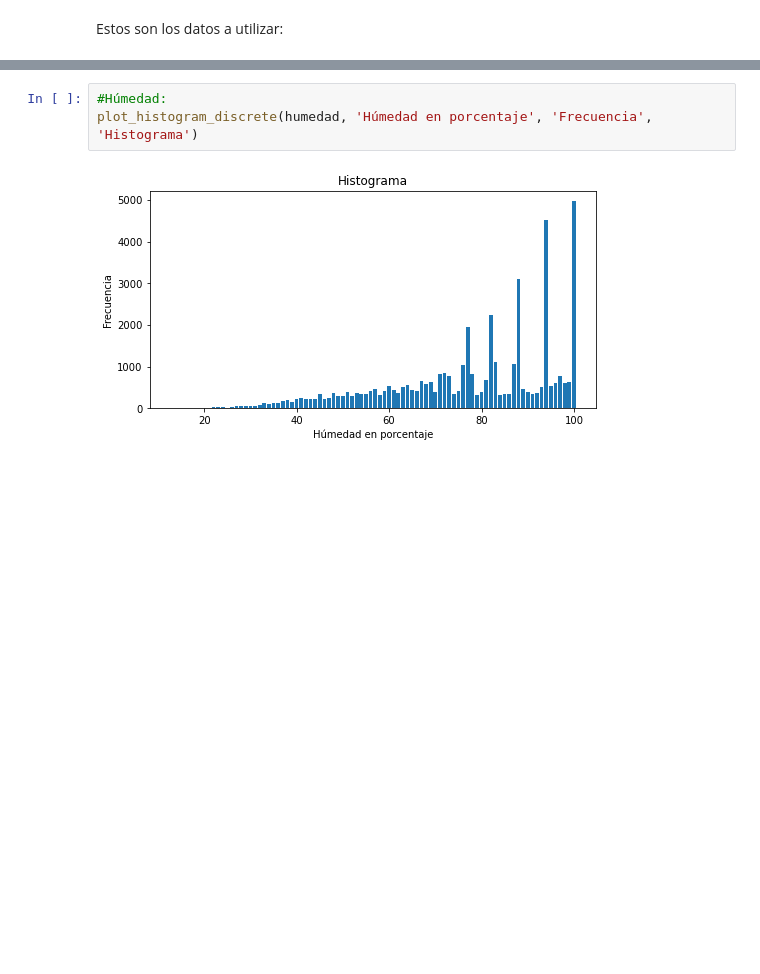
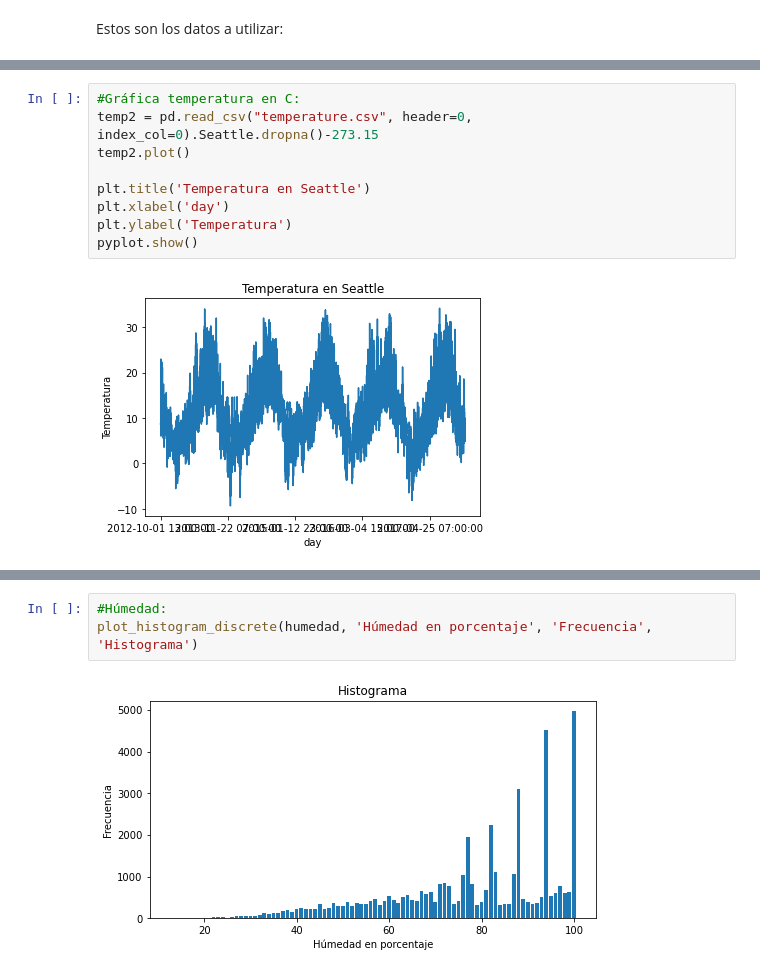
Before and after one commit to PintorOD1997/ProyectoConjunto_LandaverdeI_PintorD, a Jupyter notebook: ProyectoModulo1_OchoaD_MercadoI.ipynb, the cells around one changed output, grey strips where cells are left out. Cells and saved outputs as stored; diff of their text form; blank space fills up the shorter version.

```diff
--- a/ProyectoModulo1_OchoaD_MercadoI.ipynb
+++ b/ProyectoModulo1_OchoaD_MercadoI.ipynb
@@ -152,0 +223,11 @@ data2.sample(2)
+# %%
+#Gráfica temperatura en C:
+temp2 = pd.read_csv("temperature.csv", header=0, index_col=0).Seattle.dropna()-273.15
+temp2.plot()
+
+plt.title('Temperatura en Seattle')
+plt.xlabel('day')
+plt.ylabel('Temperatura')
+pyplot.show()
+# %% [output]
+[figure, added]
```
Also changed, not shown: parts of 54 cells of this notebook.
